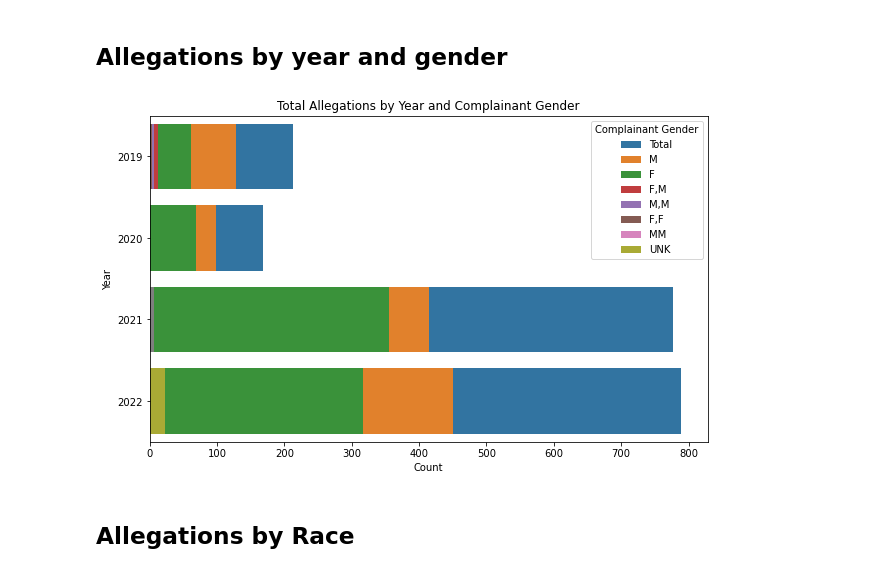
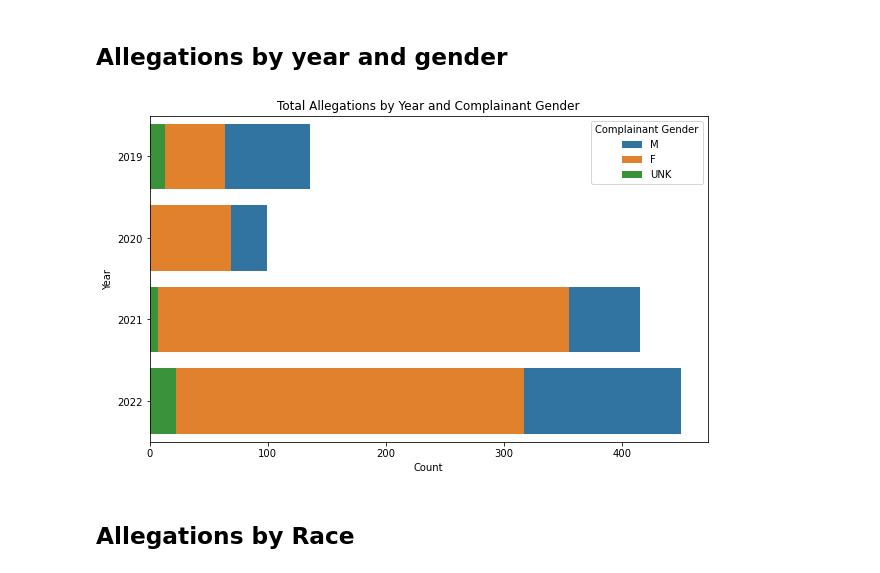
Before and after one commit to ApkimCA/ADS599_Team1, a Jupyter notebook: crb_code(draft).ipynb, the cells around one changed output. Drawn from its saved outputs; the diff is of its cells as text; code cells hidden in the pictures.

```diff
--- a/crb_code(draft).ipynb
+++ b/crb_code(draft).ipynb
@@ -542,35 +574,35 @@ tot19 = pd.DataFrame({'Year': ['2019'], 'Count': [fy19.shape[0]], 'complainant_g
 tot20 = pd.DataFrame({'Year': ['2020'], 'Count': [fy20.shape[0]], 'complainant_gender': ['Total']})
 tot21 = pd.DataFrame({'Year': ['2021'], 'Count': [fy21.shape[0]], 'complainant_gender': ['Total']})
 tot22 = pd.DataFrame({'Year': ['2022'], 'Count': [fy22.shape[0]], 'complainant_gender': ['Total']})
 
 tot_counts = pd.concat([tot19, tot20, tot21, tot22])
 
 # Complainant gender counts by year
 gender_counts_19 = fy19['complainant_gender'].value_counts().reset_index()
 gender_counts_19['Year'] = '2019'
 gender_counts_20 = fy20['complainant_gender'].value_counts().reset_index()
 gender_counts_20['Year'] = '2020'
 gender_counts_21 = fy21['complainant_gender'].value_counts().reset_index()
 gender_counts_21['Year'] = '2021'
 gender_counts_22 = fy22['complainant_gender'].value_counts().reset_index()
 gender_counts_22['Year'] = '2022'
 
 gender_counts = pd.concat([gender_counts_19, gender_counts_20, gender_counts_21, gender_counts_22])
 gender_counts.columns = ['complainant_gender', 'Count', 'Year']
 
 # Combine total complaints and gender counts
 combined_counts = pd.concat([tot_counts, gender_counts])
 
 # Create the stacked bar plot
 plt.figure(figsize=(10, 6))
-sns.barplot(data=combined_counts, x='Count', y='Year', hue='complainant_gender', dodge=False)
+sns.barplot(data=gender_counts, x='Count', y='Year', hue='complainant_gender', dodge=False)
 plt.title('Total Allegations by Year and Complainant Gender')
 plt.xlabel('Count')
 plt.ylabel('Year')
 plt.legend(title='Complainant Gender')
 plt.show()
 # %% [output]
-[figure, old version]
+[figure, new version]
 # %% [markdown]
 ## Allegations by Race
 # %%
```
Also changed, not shown: parts of 12 cells of this notebook.
